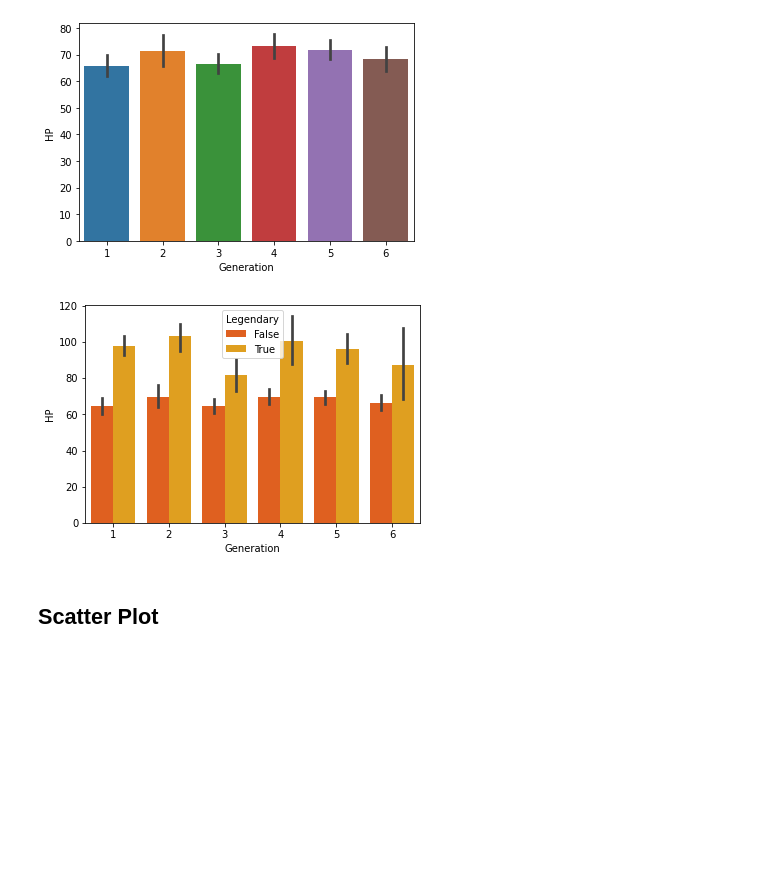
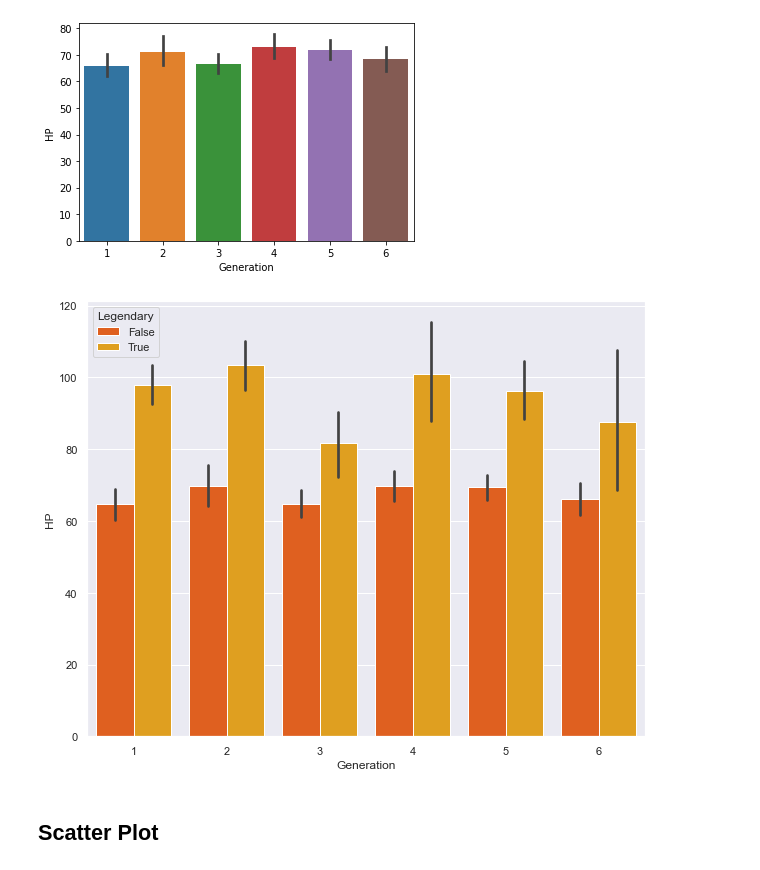
Before and after one commit to codernayeem/python-data-science-cheat-sheet, a Jupyter notebook: 3.6_seaborn.ipynb, the cells around one changed output. Drawn from its saved outputs; the diff is of its cells as text; code cells hidden in the pictures; blank space fills up the shorter version.

```diff
--- a/3.6_seaborn.ipynb
+++ b/3.6_seaborn.ipynb
@@ -43,9 +44,10 @@ plt.show()
 # %% [output]
 [figure]
 # %%
+sns.set(rc={'figure.figsize': (10, 8)}) # Setting Figure size
 sns.barplot(x='Generation', y='HP', hue='Legendary', data=df, palette='autumn')
 plt.show()
 # %% [output]
-[figure, old version]
+[figure, new version]
 # %% [markdown]
 ## Scatter Plot
```
Also changed, not shown: parts of 26 cells of this notebook.
